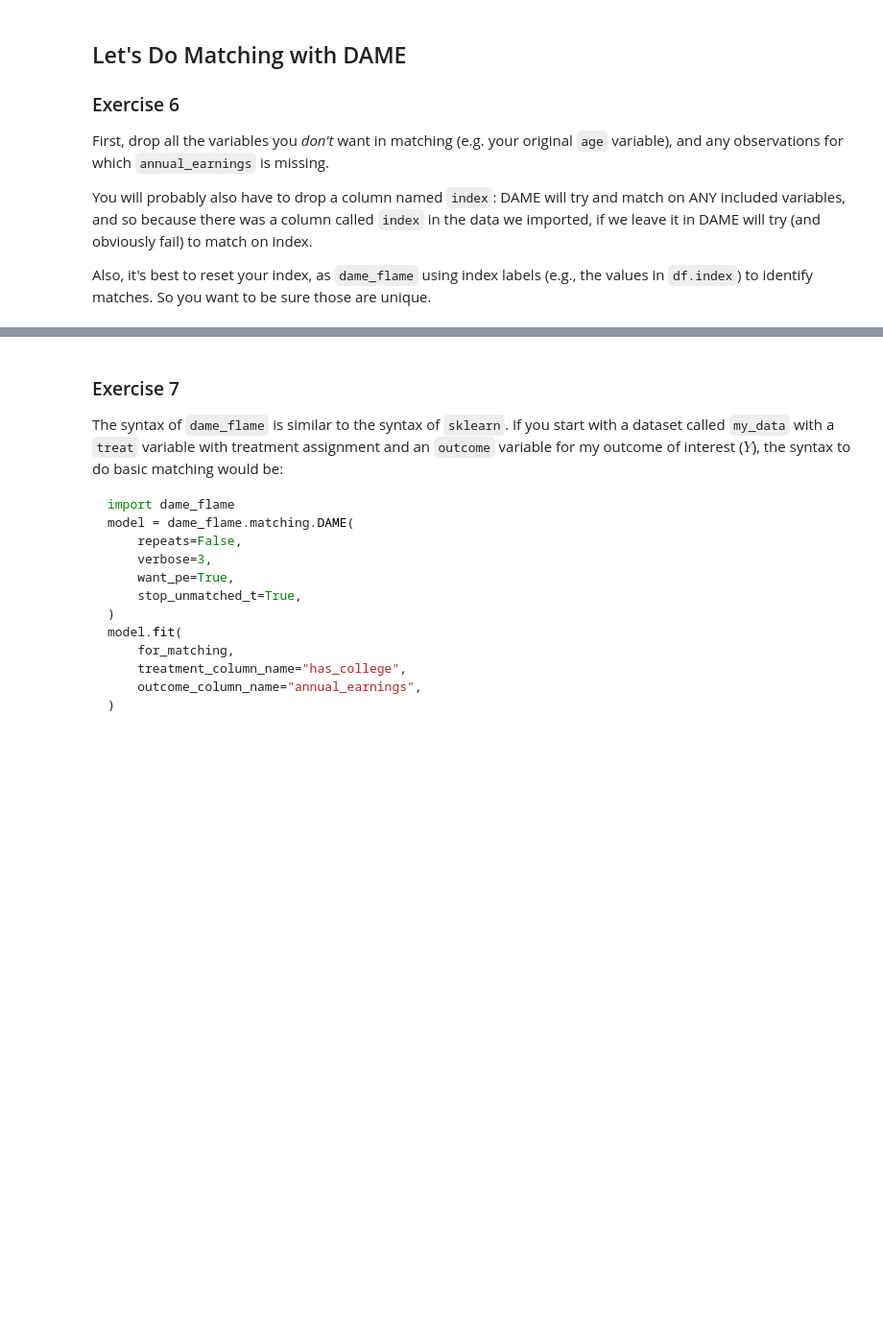
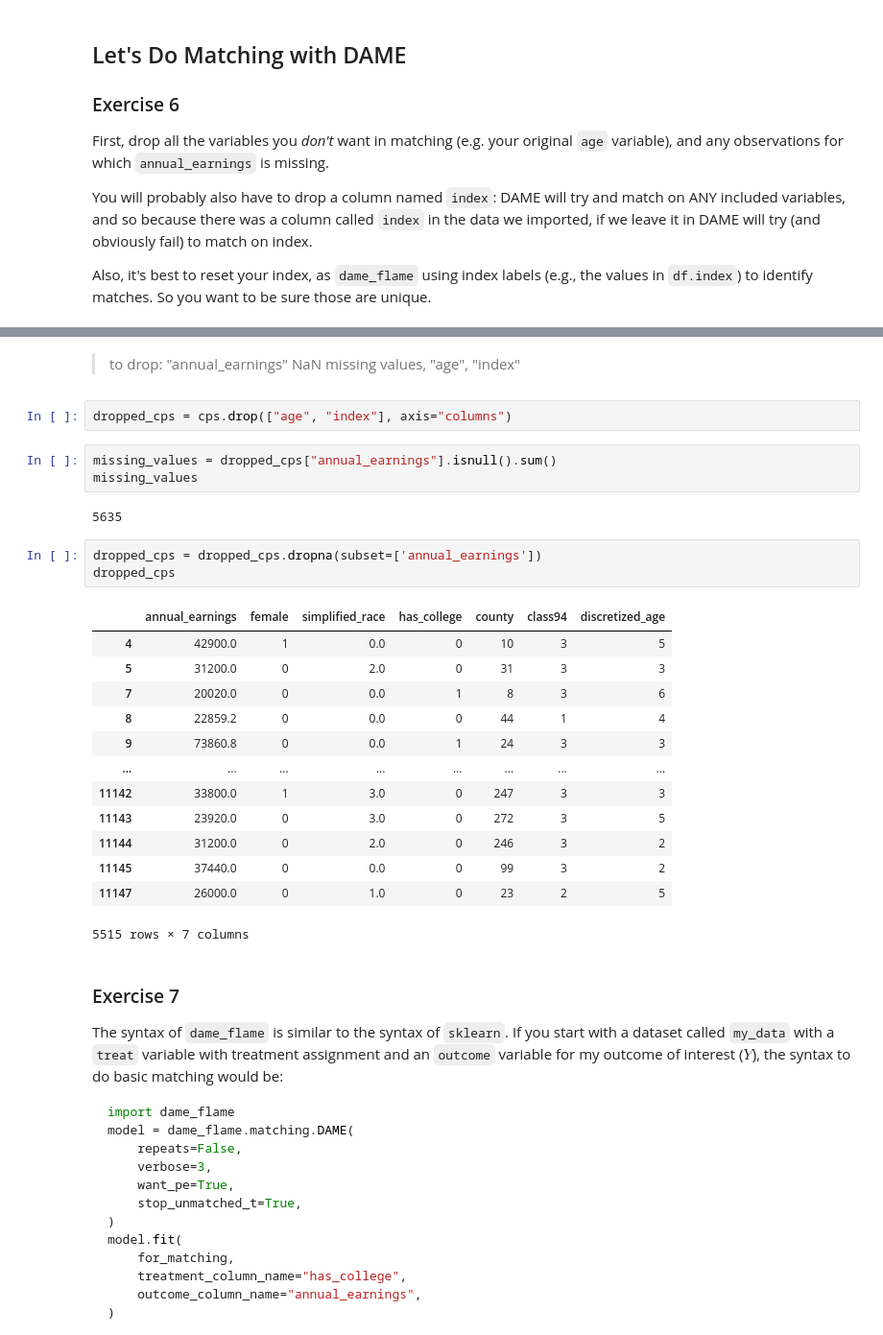
Before and after one commit to nogibjj/ZT-UDS, a Jupyter notebook: exercise_matching.ipynb, the cells around one changed output, grey strips where cells are left out. Shown: that part at 96% size. Drawn from its saved outputs; the diff is of its cells as text; blank space fills up the shorter version.

```diff
--- a/exercise_matching.ipynb
+++ b/exercise_matching.ipynb
@@ -262,3 +271,32 @@ Also, it's best to reset your index, as `dame_flame` using index labels (e.g., t
+# %% [markdown]
+> to drop:
+"annual_earnings" NaN missing values,
+"age",
+"index"
+# %%
+dropped_cps = cps.drop(["age", "index"], axis="columns")
+# %%
+missing_values = dropped_cps["annual_earnings"].isnull().sum()
+missing_values
+# %% [output]
+5635
+# %%
+dropped_cps = dropped_cps.dropna(subset=['annual_earnings'])
+dropped_cps
+# %% [output]
+|  | annual_earnings | female | simplified_race | has_college | county | class94 | discretized_age |
+| 4 | 42900.0 | 1 | 0.0 | 0 | 10 | 3 | 5 |
+| 5 | 31200.0 | 0 | 2.0 | 0 | 31 | 3 | 3 |
+| 7 | 20020.0 | 0 | 0.0 | 1 | 8 | 3 | 6 |
+| 8 | 22859.2 | 0 | 0.0 | 0 | 44 | 1 | 4 |
+| 9 | 73860.8 | 0 | 0.0 | 1 | 24 | 3 | 3 |
+| ... | ... | ... | ... | ... | ... | ... | ... |
+| 11142 | 33800.0 | 1 | 3.0 | 0 | 247 | 3 | 3 |
+| 11143 | 23920.0 | 0 | 3.0 | 0 | 272 | 3 | 5 |
+| 11144 | 31200.0 | 0 | 2.0 | 0 | 246 | 3 | 2 |
+| 11145 | 37440.0 | 0 | 0.0 | 0 | 99 | 3 | 2 |
+| 11147 | 26000.0 | 0 | 1.0 | 0 | 23 | 2 | 5 |
+5515 rows × 7 columns
 # %% [markdown]
 ### Exercise 7
 
```
Also changed, not shown: parts of 1 cell of this notebook.
